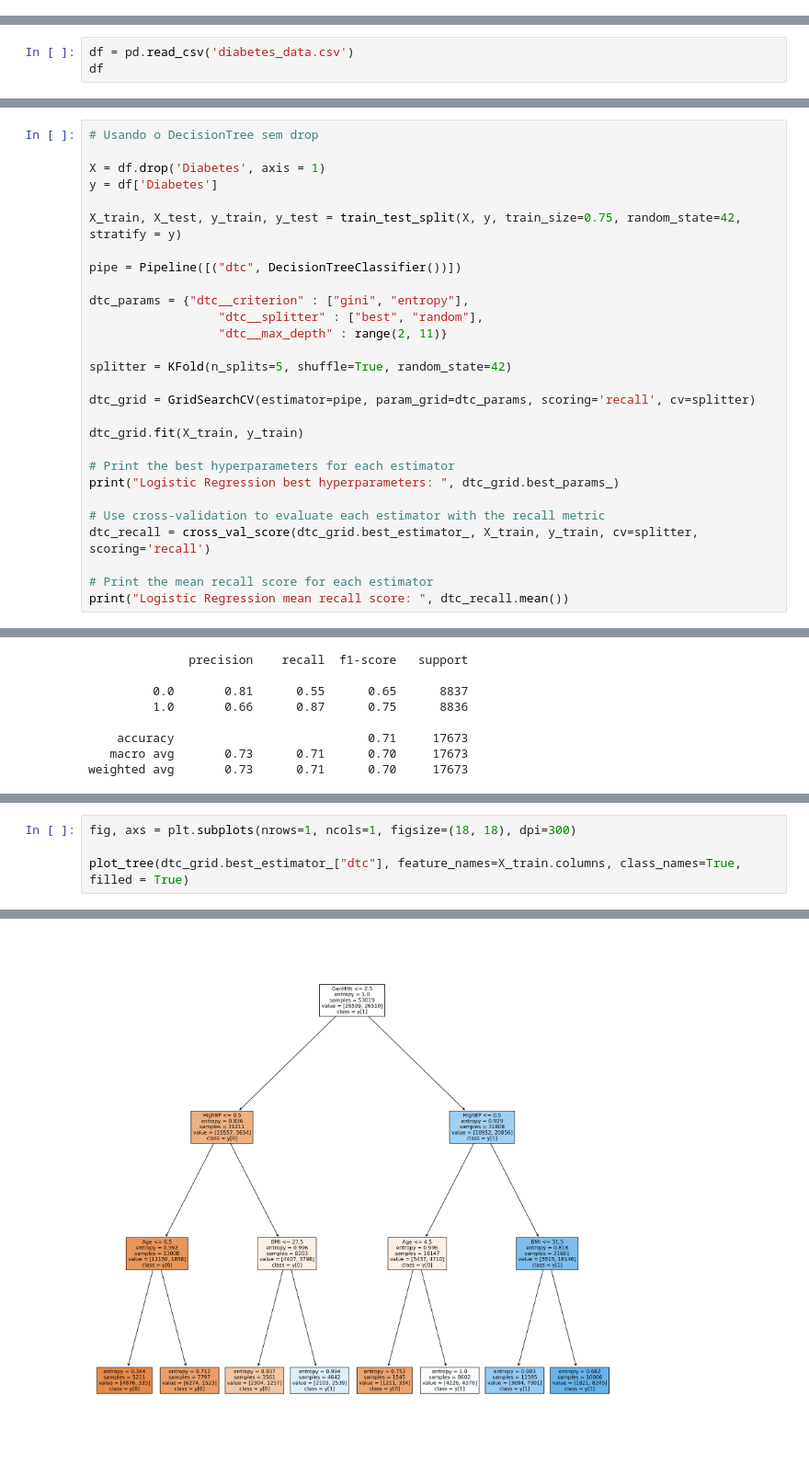
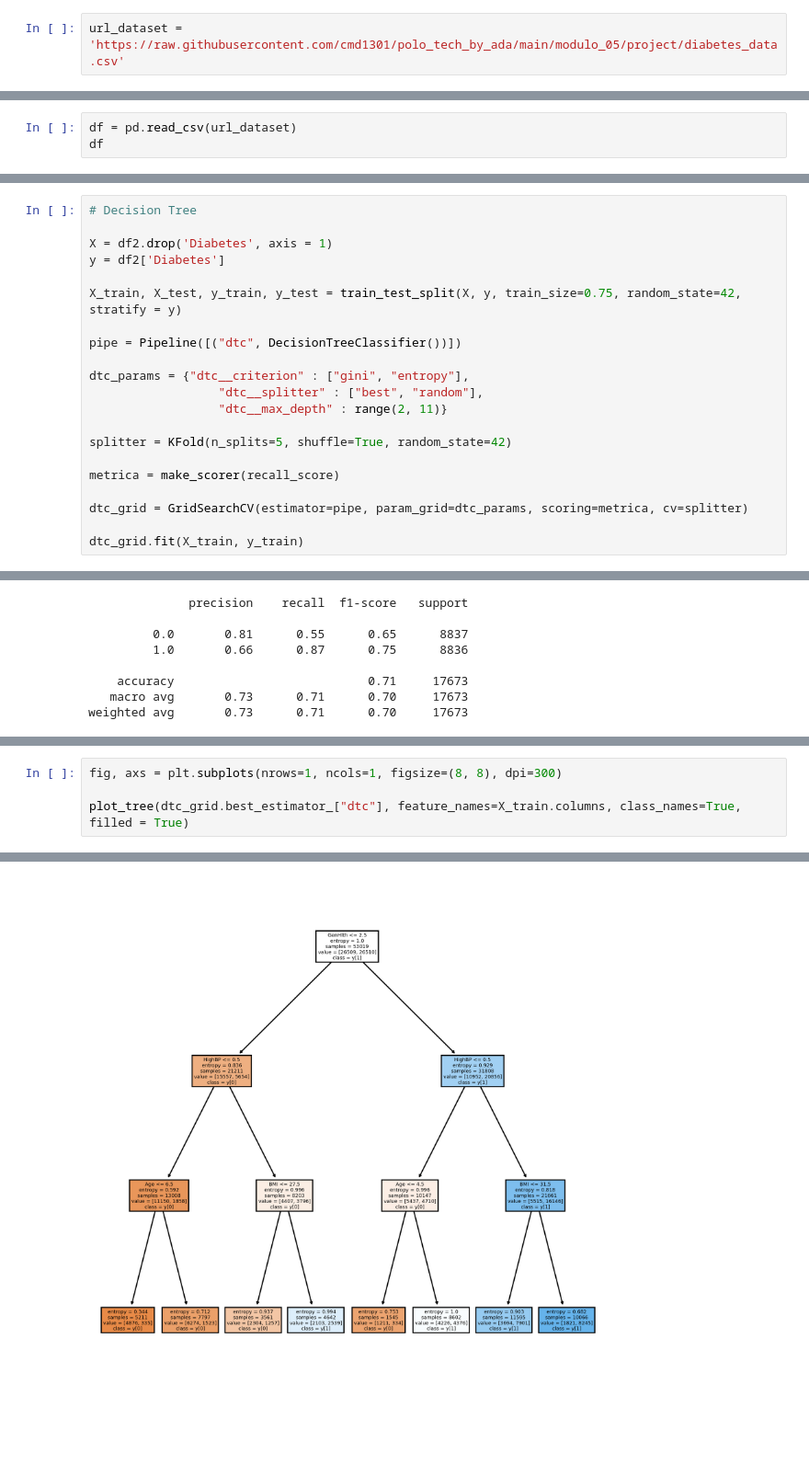
Before and after one commit to cmd1301/polo_tech_by_ada, a Jupyter notebook: modulo_05/project/projeto_grupo5.ipynb, the cells around one changed output, grey strips where cells are left out. Shown at 92% size. Cells and saved outputs as stored; diff of their text form; blank space fills up the shorter version.

```diff
--- a/modulo_05/project/projeto_grupo5.ipynb
+++ b/modulo_05/project/projeto_grupo5.ipynb
@@ -49,0 +54,2 @@ from sklearn.ensemble import RandomForestClassifier
+# %%
+url_dataset = 'https://raw.githubusercontent.com/cmd1301/polo_tech_by_ada/main/modulo_05/project/diabetes_data.csv'
@@ -50,4 +58,4 @@ from sklearn.ensemble import RandomForestClassifier
 # %%
-df = pd.read_csv('diabetes_data.csv')
+df = pd.read_csv(url_dataset)
 df
 # %% [output]
@@ -557,8 +581,8 @@ Terceiro modelo: Decision Tree
 # %%
-# Usando o DecisionTree sem drop
+# Decision Tree
 
-X = df.drop('Diabetes', axis = 1)
-y = df['Diabetes']
+X = df2.drop('Diabetes', axis = 1)
+y = df2['Diabetes']
 
 X_train, X_test, y_train, y_test = train_test_split(X, y, train_size=0.75, random_state=42, stratify = y)
 
@@ -570,16 +594,9 @@ dtc_params = {"dtc__criterion" : ["gini", "entropy"],
 
 splitter = KFold(n_splits=5, shuffle=True, random_state=42)
 
-dtc_grid = GridSearchCV(estimator=pipe, param_grid=dtc_params, scoring='recall', cv=splitter)
+metrica = make_scorer(recall_score)
+
+dtc_grid = GridSearchCV(estimator=pipe, param_grid=dtc_params, scoring=metrica, cv=splitter)
 
 dtc_grid.fit(X_train, y_train)
-
-# Print the best hyperparameters for each estimator
-print("Logistic Regression best hyperparameters: ", dtc_grid.best_params_)
-
-# Use cross-validation to evaluate each estimator with the recall metric
-dtc_recall = cross_val_score(dtc_grid.best_estimator_, X_train, y_train, cv=splitter, scoring='recall')
-
-# Print the mean recall score for each estimator
-print("Logistic Regression mean recall score: ", dtc_recall.mean())
 # %% [output]
@@ -620,21 +681,21 @@ weighted avg       0.73      0.71      0.70     17673
 # %%
-fig, axs = plt.subplots(nrows=1, ncols=1, figsize=(18, 18), dpi=300)
+fig, axs = plt.subplots(nrows=1, ncols=1, figsize=(8, 8), dpi=300)
 
 plot_tree(dtc_grid.best_estimator_["dtc"], feature_names=X_train.columns, class_names=True, filled = True)
 # %% [output]
 [Text(0.5, 0.875, 'GenHlth <= 2.5\nentropy = 1.0\nsamples = 53019\nvalue = [26509, 26510]\nclass = y[1]'),
  Text(0.25, 0.625, 'HighBP <= 0.5\nentropy = 0.836\nsamples = 21211\nvalue = [15557, 5654]\nclass = y[0]'),
  Text(0.125, 0.375, 'Age <= 6.5\nentropy = 0.592\nsamples = 13008\nvalue = [11150, 1858]\nclass = y[0]'),
  Text(0.0625, 0.125, 'entropy = 0.344\nsamples = 5211\nvalue = [4876, 335]\nclass = y[0]'),
  Text(0.1875, 0.125, 'entropy = 0.712\nsamples = 7797\nvalue = [6274, 1523]\nclass = y[0]'),
  Text(0.375, 0.375, 'BMI <= 27.5\nentropy = 0.996\nsamples = 8203\nvalue = [4407, 3796]\nclass = y[0]'),
  Text(0.3125, 0.125, 'entropy = 0.937\nsamples = 3561\nvalue = [2304, 1257]\nclass = y[0]'),
  Text(0.4375, 0.125, 'entropy = 0.994\nsamples = 4642\nvalue = [2103, 2539]\nclass = y[1]'),
  Text(0.75, 0.625, 'HighBP <= 0.5\nentropy = 0.929\nsamples = 31808\nvalue = [10952, 20856]\nclass = y[1]'),
  Text(0.625, 0.375, 'Age <= 4.5\nentropy = 0.996\nsamples = 10147\nvalue = [5437, 4710]\nclass = y[0]'),
  Text(0.5625, 0.125, 'entropy = 0.753\nsamples = 1545\nvalue = [1211, 334]\nclass = y[0]'),
  Text(0.6875, 0.125, 'entropy = 1.0\nsamples = 8602\nvalue = [4226, 4376]\nclass = y[1]'),
  Text(0.875, 0.375, 'BMI <= 31.5\nentropy = 0.818\nsamples = 21661\nvalue = [5515, 16146]\nclass = y[1]'),
  Text(0.8125, 0.125, 'entropy = 0.903\nsamples = 11595\nvalue = [3694, 7901]\nclass = y[1]'),
  Text(0.9375, 0.125, 'entropy = 0.682\nsamples = 10066\nvalue = [1821, 8245]\nclass = y[1]')]
-[figure, old version]
+[figure, new version]
```
Also changed, not shown: parts of 95 cells of this notebook, 1 other file.
